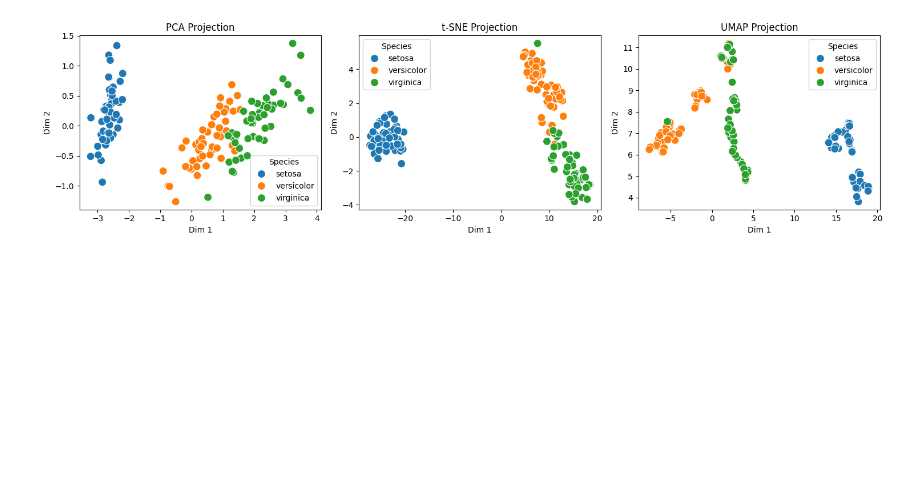
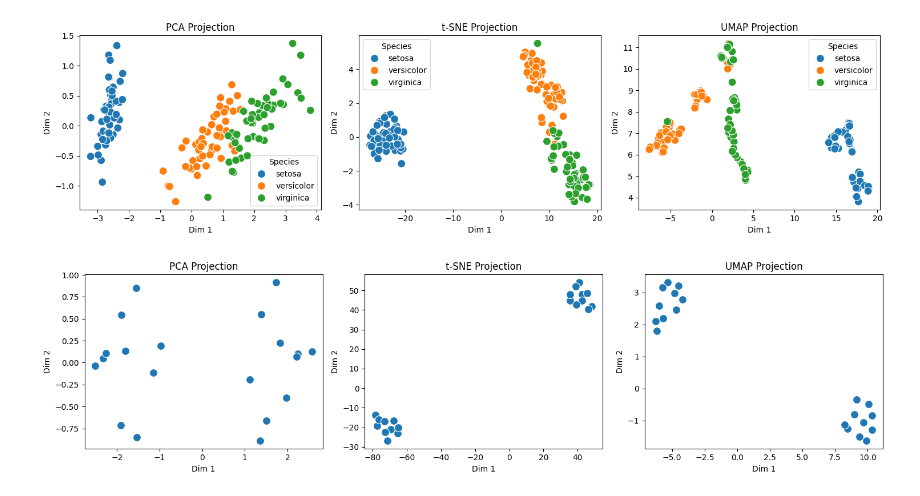
Before and after one commit to D-atrix/24i-2618, a Jupyter notebook: Lab7/i242618_lab7(python task).ipynb, the cells around one changed output. Drawn from its saved outputs; the diff is of its cells as text; code cells hidden in the pictures; blank space fills up the shorter version.

```diff
--- a/Lab7/i242618_lab7(python task).ipynb
+++ b/Lab7/i242618_lab7(python task).ipynb
@@ -72,3 +72,29 @@ plt.tight_layout()
 plt.show()
 # %% [output]
 [figure]
+# %%
+# Q4
+
+# --- DATASET GENERATION (Do not change) ---
+np.random.seed(42)
+data = np.random.randn(20, 4)
+data[10:, :] += 3.5 # Create 2 groups
+labels = ['Group A']*10 + ['Group B']*10
+df = pd.DataFrame(data, columns=['F1', 'F2', 'F3', 'F4'])
+
+X_scaled = StandardScaler().fit_transform(df.values)      # Standardize data
+# PCA
+pca_res = PCA(n_components=2).fit_transform(X_scaled)
+tsne_res = TSNE(n_components=2, perplexity=5, random_state=42).fit_transform(X_scaled)   #perplexity should be less than sample size
+# UMAP
+umap_res = umap.UMAP(n_components=2, n_neighbors=5, random_state=42).fit_transform(X_scaled)
+fig, axes = plt.subplots(1, 3, figsize=(15, 4))
+results = [('PCA', pca_res), ('t-SNE', tsne_res), ('UMAP', umap_res)]
+for ax, (title, res_data) in zip(axes, results):
+    plot_df = pd.DataFrame(res_data, columns=['Dim 1', 'Dim 2'])
+    sns.scatterplot(data=plot_df, x='Dim 1', y='Dim 2', ax=ax, s=100)     # use of LINE
+    ax.set_title(f"{title} Projection")
+plt.tight_layout()
+plt.show()
+# %% [output]
+[figure, added]
```
